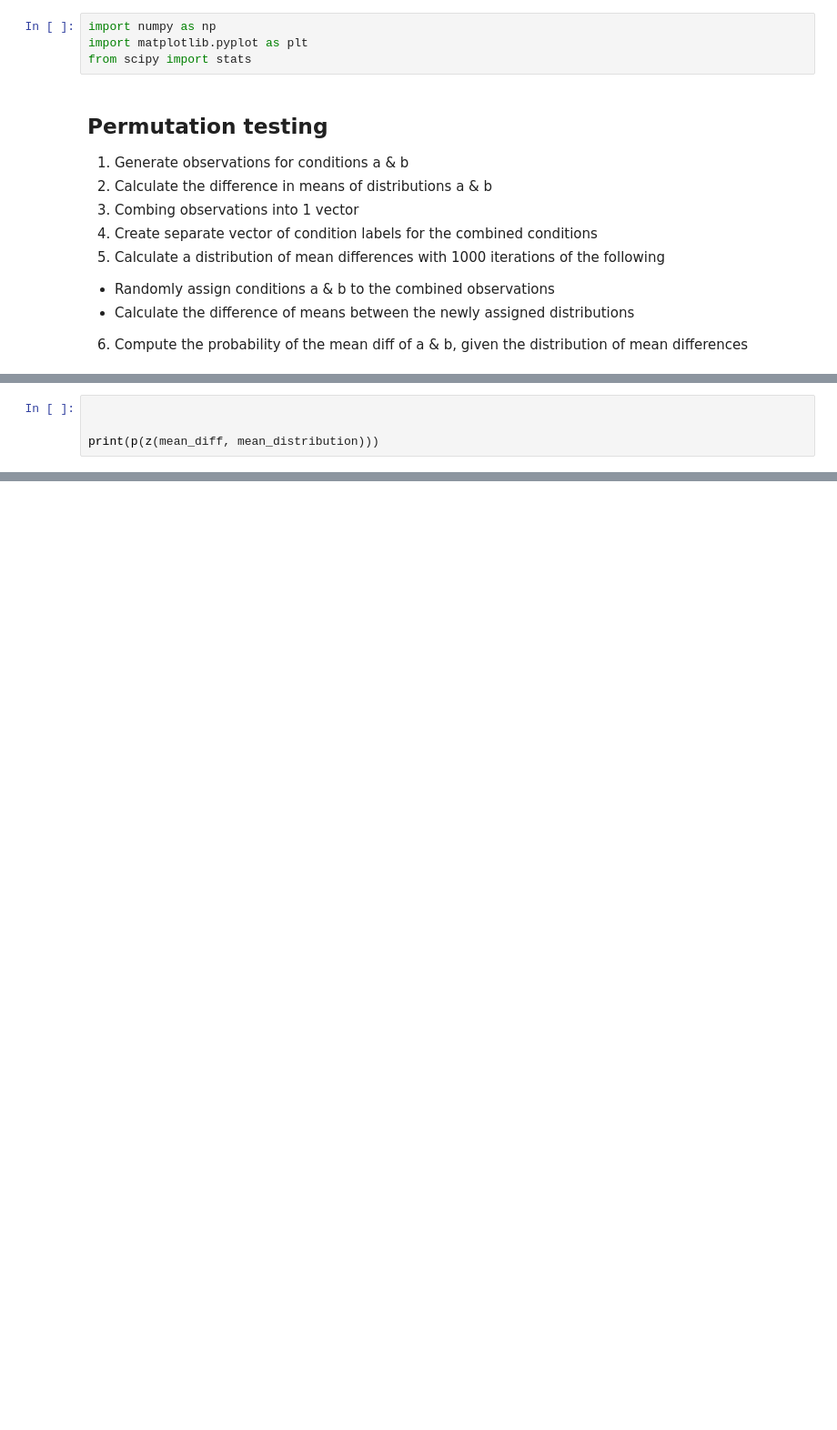
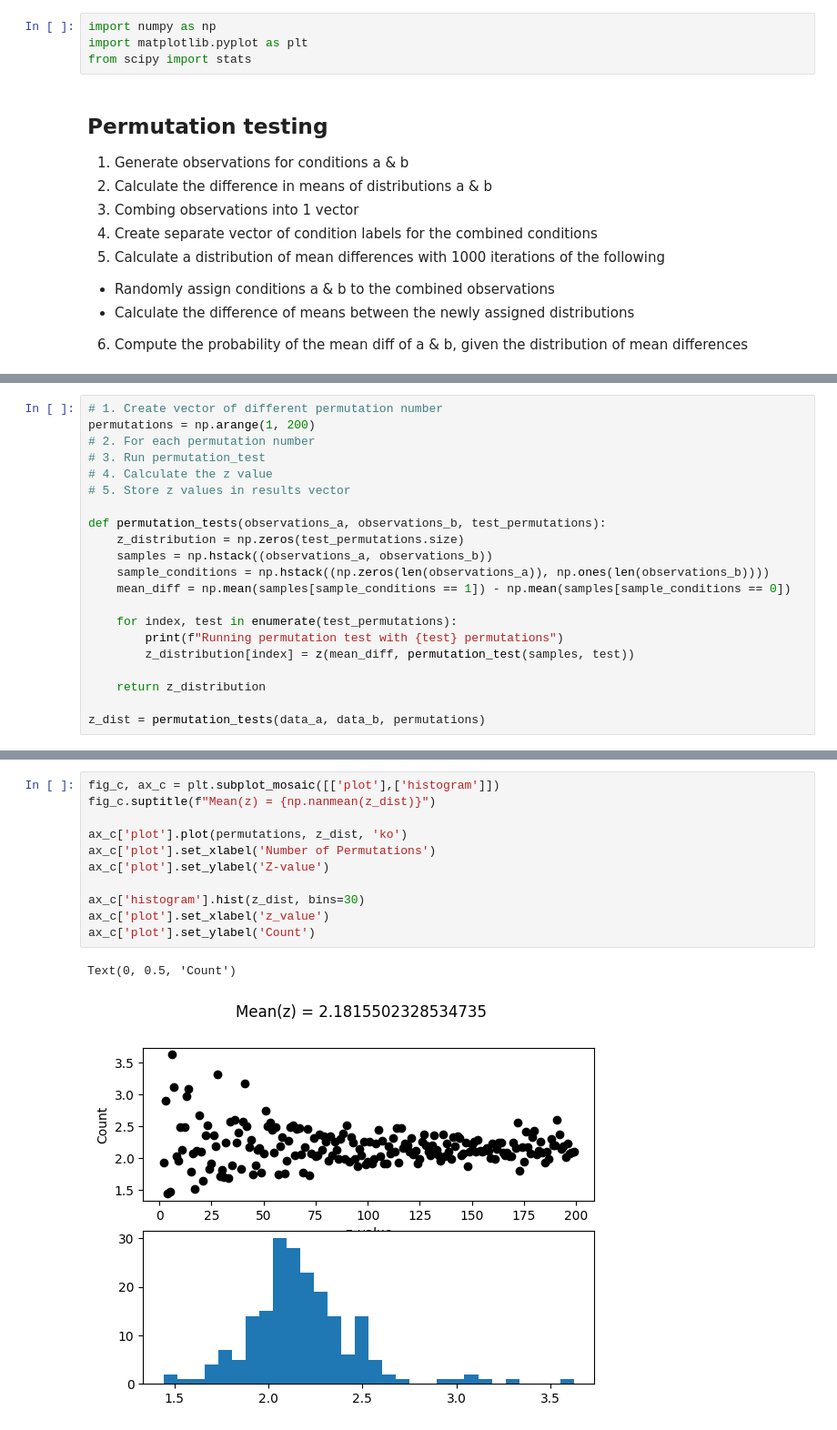
Before and after one commit to elspinn/udemy_mastering_stats_and_ml, a Jupyter notebook: notebooks/section 10 t-test family/permutation_testing.ipynb, the cells around one changed output, grey strips where cells are left out. Shown: that part at 91% size. Cells and saved outputs as stored; diff of their text form; blank space fills up the shorter version.

Commit message:
experimenting with number of permuntations

```diff
--- a/notebooks/section 10 t-test family/permutation_testing.ipynb
+++ b/notebooks/section 10 t-test family/permutation_testing.ipynb
@@ -108,5 +98,22 @@ fig_b.show()
 # %%
+# 1. Create vector of different permutation number
+permutations = np.arange(1, 200)
+# 2. For each permutation number
+# 3. Run permutation_test
+# 4. Calculate the z value
+# 5. Store z values in results vector
 
+def permutation_tests(observations_a, observations_b, test_permutations):
+    z_distribution = np.zeros(test_permutations.size)
+    samples = np.hstack((observations_a, observations_b))
+    sample_conditions = np.hstack((np.zeros(len(observations_a)), np.ones(len(observations_b))))
+    mean_diff = np.mean(samples[sample_conditions == 1]) - np.mean(samples[sample_conditions == 0])
 
-print(p(z(mean_diff, mean_distribution)))
+    for index, test in enumerate(test_permutations):
+        print(f"Running permutation test with {test} permutations")
+        z_distribution[index] = z(mean_diff, permutation_test(samples, test))
+
+    return z_distribution
+
+z_dist = permutation_tests(data_a, data_b, permutations)
 # %% [output]
@@ -113,0 +137,14 @@ print(p(z(mean_diff, mean_distribution)))
+# %%
+fig_c, ax_c = plt.subplot_mosaic([['plot'],['histogram']])
+fig_c.suptitle(f"Mean(z) = {np.nanmean(z_dist)}")
+
+ax_c['plot'].plot(permutations, z_dist, 'ko')
+ax_c['plot'].set_xlabel('Number of Permutations')
+ax_c['plot'].set_ylabel('Z-value')
+
+ax_c['histogram'].hist(z_dist, bins=30)
+ax_c['plot'].set_xlabel('z_value')
+ax_c['plot'].set_ylabel('Count')
+# %% [output]
+Text(0, 0.5, 'Count')
+[figure, added]
```
Also changed, not shown: parts of 4 cells of this notebook.
